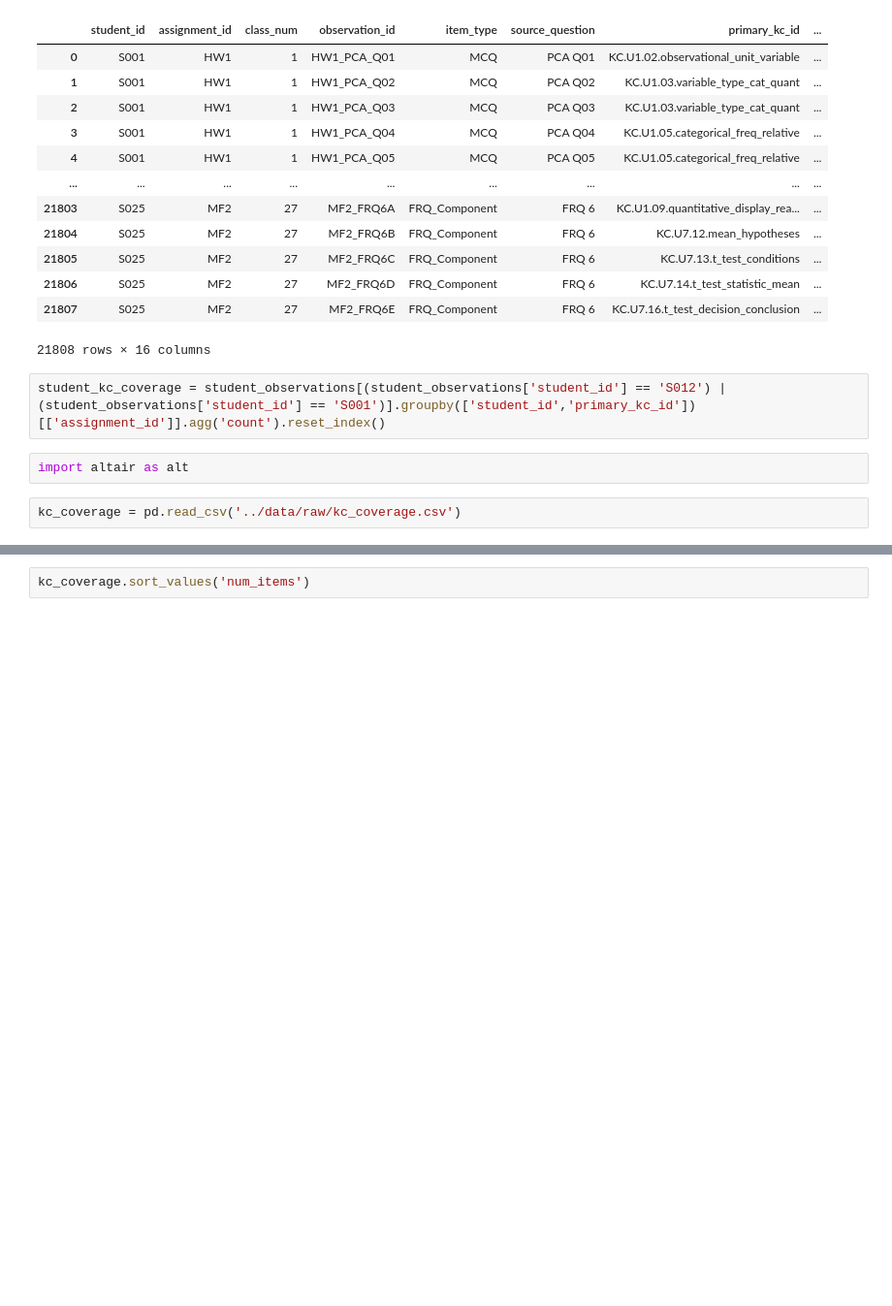
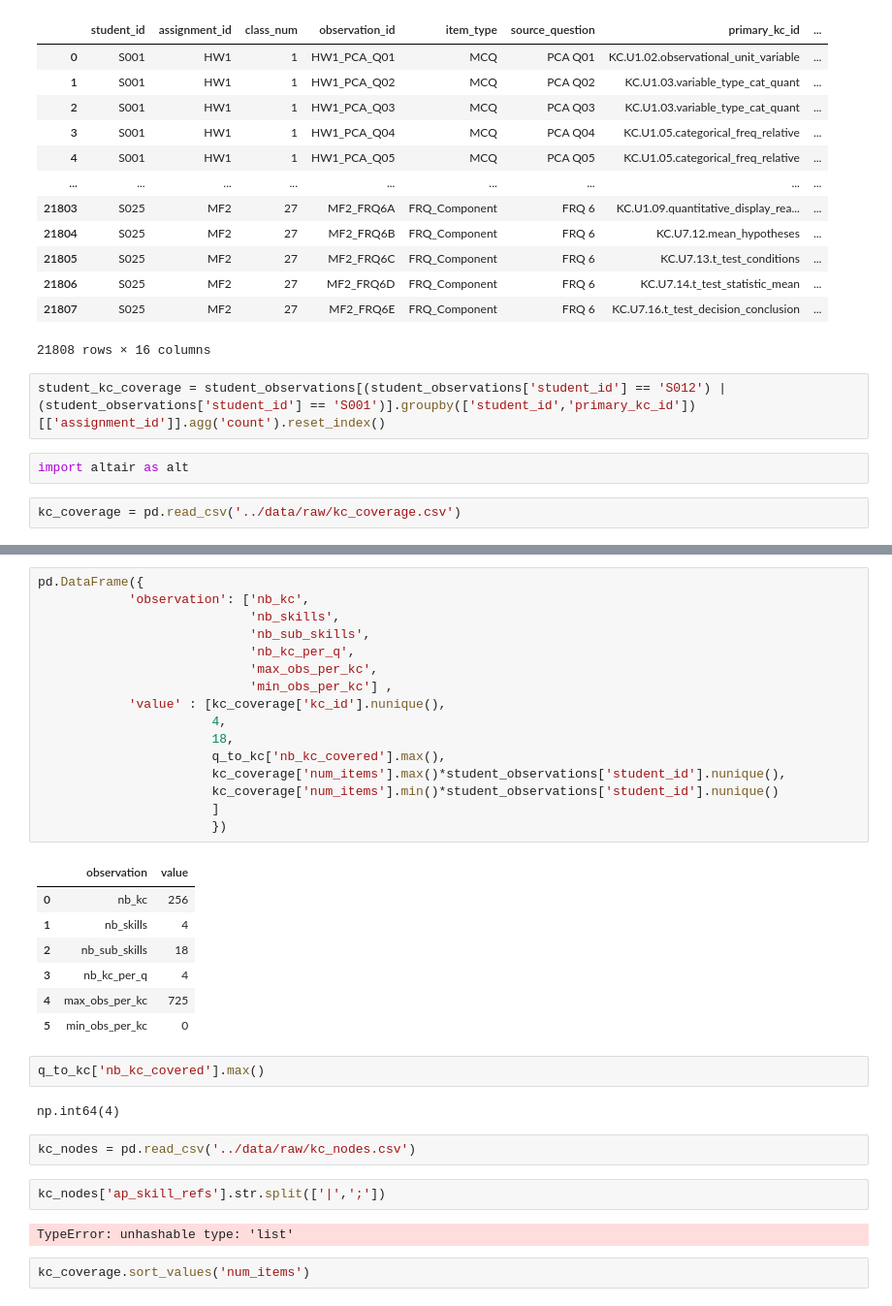
Before and after one commit to mailysg8/ai-student-progress-tracker, a Jupyter notebook: notebooks/initial_eda.ipynb, the cells around one changed output, grey strips where cells are left out. Shown at 97% size. Cells and saved outputs as stored; diff of their text form; blank space fills up the shorter version.

```diff
--- a/notebooks/initial_eda.ipynb
+++ b/notebooks/initial_eda.ipynb
@@ -167,3 +303,37 @@ kc_coverage = pd.read_csv('../data/raw/kc_coverage.csv')
+# %%
+pd.DataFrame({
+            'observation': ['nb_kc',
+                            'nb_skills',
+                            'nb_sub_skills',
+                            'nb_kc_per_q',
+                            'max_obs_per_kc',
+                            'min_obs_per_kc'] ,
+            'value' : [kc_coverage['kc_id'].nunique(),
+                       4,
+                       18,
+                       q_to_kc['nb_kc_covered'].max(),
+                       kc_coverage['num_items'].max()*student_observations['student_id'].nunique(),
+                       kc_coverage['num_items'].min()*student_observations['student_id'].nunique()
+                       ]
+                       })
+# %% [output]
+|  | observation | value |
+| 0 | nb_kc | 256 |
+| 1 | nb_skills | 4 |
+| 2 | nb_sub_skills | 18 |
+| 3 | nb_kc_per_q | 4 |
+| 4 | max_obs_per_kc | 725 |
+| 5 | min_obs_per_kc | 0 |
+# %%
+q_to_kc['nb_kc_covered'].max()
+# %% [output]
+np.int64(4)
+# %%
+kc_nodes = pd.read_csv('../data/raw/kc_nodes.csv')
+# %%
+kc_nodes['ap_skill_refs'].str.split(['|',';'])
+# %% [output]
+TypeError: unhashable type: 'list'
 # %%
 kc_coverage.sort_values('num_items')
 # %% [output]
```
Also changed, not shown: parts of 14 cells of this notebook, 9 other files.
